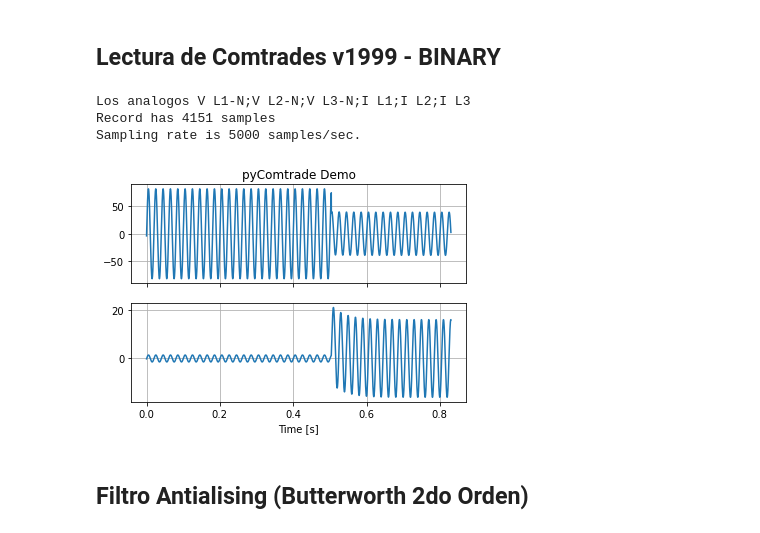
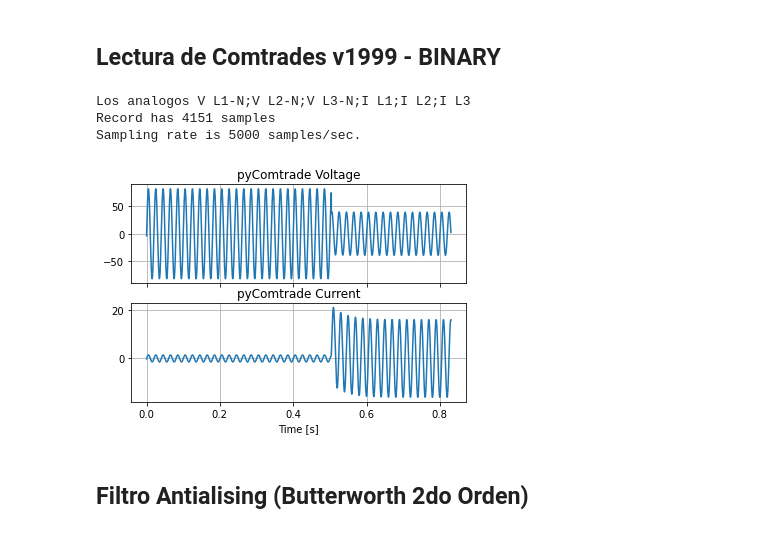
Before and after one commit to andresenrique08/Virtual_Relay_Course, a Jupyter notebook: Pruebitas_notebook.ipynb, the cells around one changed output. Cells and saved outputs as stored; diff of their text form; code cells hidden in the pictures.

```diff
--- a/Pruebitas_notebook.ipynb
+++ b/Pruebitas_notebook.ipynb
@@ -17,35 +17,36 @@ comtradeObj.read('./Comtrade TEST 1-1/L1L2L3_75%/BINAIRE/Test_1-1_ABC60_75%_BIN.
 
 print('Los analogos',comtradeObj.get_analog_ids())  # print the ids of the analog channels.
 
 N = comtradeObj['endsamp'][-1]
 
 print('Record has {} samples'.format(N))
 print('Sampling rate is {} samples/sec.'.format(comtradeObj['samp'][-1]))
 
 # Reading Phase A:
 Voltage_A = comtradeObj['A'][0]['values']
 Current_A = comtradeObj['A'][3]['values']
 
 # Reading time vector:
 time = comtradeObj.get_timestamps()
 
 # Ploting with matplotlib
 # pylab.plot(time,channelData)
 f, axarr = plt.subplots(2, sharex=True)
 
 axarr[0].plot(time, Voltage_A)
-axarr[0].set_title('pyComtrade Demo')
+axarr[0].set_title('pyComtrade Voltage')
 axarr[0].grid()
 axarr[1].plot(time, Current_A)
+axarr[1].set_title('pyComtrade Current')
 axarr[1].set_ylim()  # bottom unchanged
 axarr[1].grid()
 axarr[1].set_xlabel('Time [s]')
 plt.show()
 # %% [output]
 Los analogos V L1-N;V L2-N;V L3-N;I L1;I L2;I L3
 Record has 4151 samples
 Sampling rate is 5000 samples/sec.
-[figure, old version]
+[figure, new version]
 # %% [markdown]
 ## Filtro Antialising (Butterworth 2do Orden)
 # %%
```
Also changed, not shown: parts of 3 cells of this notebook, 1 other file.
